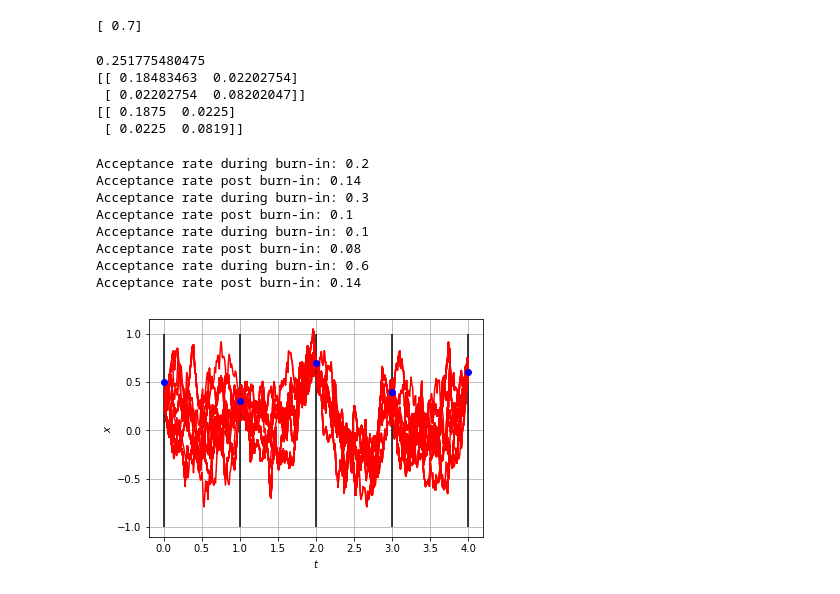
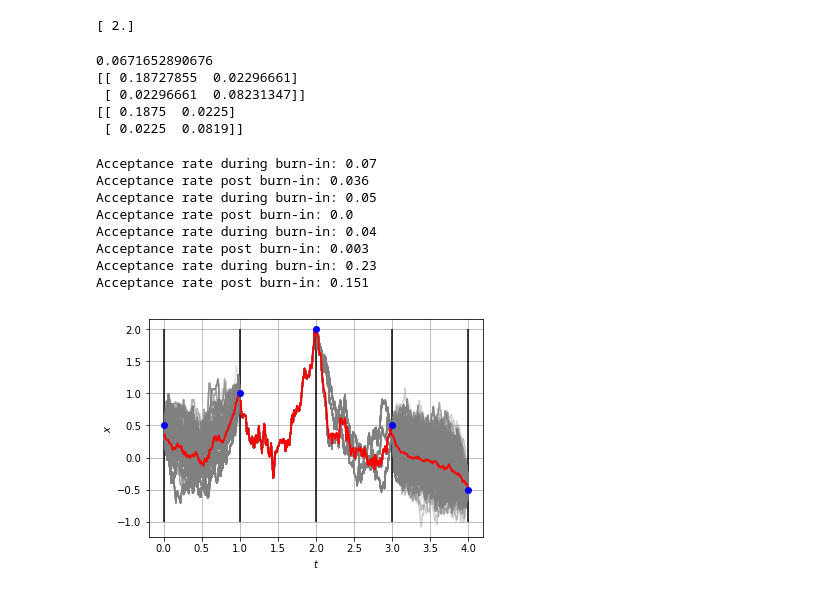
Before and after one commit to hbhat4000/pathsamp, a Jupyter notebook: newbridge/diffbridge1d.ipynb, the cells around one changed output. Drawn from its saved outputs; the diff is of its cells as text; code cells hidden in the pictures.

Commit message:
Adding plots for presentation

```diff
--- a/newbridge/diffbridge1d.ipynb
+++ b/newbridge/diffbridge1d.ipynb
@@ -8,9 +11,9 @@ from matplotlib import pyplot as plt
 # %%
-x = np.array([0.5, 0.3, 0.7, 0.4, 0.6])
+x = np.array([0.5, 1.0, 2.0, 0.5, -0.5])
 t = np.array([0., 1., 2., 3., 4.])
 print(x[2:3])
 # %% [output]
-[ 0.7]
+[ 2.]
 # %%
 def brownianbridge(xin, tin, n):
     h = (tin[1]-tin[0])/n
@@ -54,9 +57,9 @@ truecovmat[1,1] = (tt - t[0])*(-tt + t[1])/(t[1] - t[0])
 print(np.cov(covsamp,rowvar=False))
 print(truecovmat)
 # %% [output]
-0.251775480475
-[[ 0.18483463  0.02202754]
- [ 0.02202754  0.08202047]]
+0.0671652890676
+[[ 0.18727855  0.02296661]
+ [ 0.02296661  0.08231347]]
 [[ 0.1875  0.0225]
  [ 0.0225  0.0819]]
 # %%
@@ -75,8 +78,8 @@ def girsanov(path, dt):
     return r
 # %%
 # MH sampler
-numsteps = 50
-burnin = 10
+numsteps = 1000
+burnin = 100
 n = 100
 h = (t[1]-t[0])/n
 for i in range(x.shape[0]-1):
@@ -86,41 +89,42 @@ for i in range(x.shape[0]-1):
     arburn = np.zeros(burnin)
     for jj in range(burnin):
         _, prop = brownianbridge(x[i:i+2],t[i:i+2],n)
         proplik = girsanov(path=prop, dt=h)
         rho = np.exp(proplik - oldlik)
         if (rho > np.random.uniform()):
             xcur = prop
             oldlik = proplik
             arburn[jj] = 1
 
     print("Acceptance rate during burn-in:", np.mean(arburn))
 
     arsamp = np.zeros(numsteps)
     for jj in range(numsteps):
         _, prop = brownianbridge(x[i:i+2],t[i:i+2],n)
         proplik = girsanov(path=prop, dt=h)
         rho = np.exp(proplik - oldlik)
         if (rho > np.random.uniform()):
             xcur = prop
             oldlik = proplik
             arsamp[jj] = 1
         samples[jj,:] = xcur
 
     print("Acceptance rate post burn-in:", np.mean(arsamp))
-    _ = plt.plot(tout.T, samples.T, 'r')
+    _ = plt.plot(tout.T, samples.T, color='grey', alpha=0.2)
+    plt.plot(tout.T, np.mean(samples, axis=0), color='r', linewidth=2)
 plt.grid()
 plt.xlabel(r'$t$')
 plt.ylabel(r'$x$')
-plt.vlines(t, -1, 1)
+plt.vlines(t, -1, 2)
 plt.plot(x, 'bo')
 plt.show()
 # %% [output]
-Acceptance rate during burn-in: 0.2
-Acceptance rate post burn-in: 0.14
-Acceptance rate during burn-in: 0.3
-Acceptance rate post burn-in: 0.1
-Acceptance rate during burn-in: 0.1
-Acceptance rate post burn-in: 0.08
-Acceptance rate during burn-in: 0.6
-Acceptance rate post burn-in: 0.14
+Acceptance rate during burn-in: 0.07
+Acceptance rate post burn-in: 0.036
+Acceptance rate during burn-in: 0.05
+Acceptance rate post burn-in: 0.0
+Acceptance rate during burn-in: 0.04
+Acceptance rate post burn-in: 0.003
+Acceptance rate during burn-in: 0.23
+Acceptance rate post burn-in: 0.151
-[figure, old version]
+[figure, new version]
```
Also changed, not shown: parts of 4 cells of this notebook, 15 other files.
